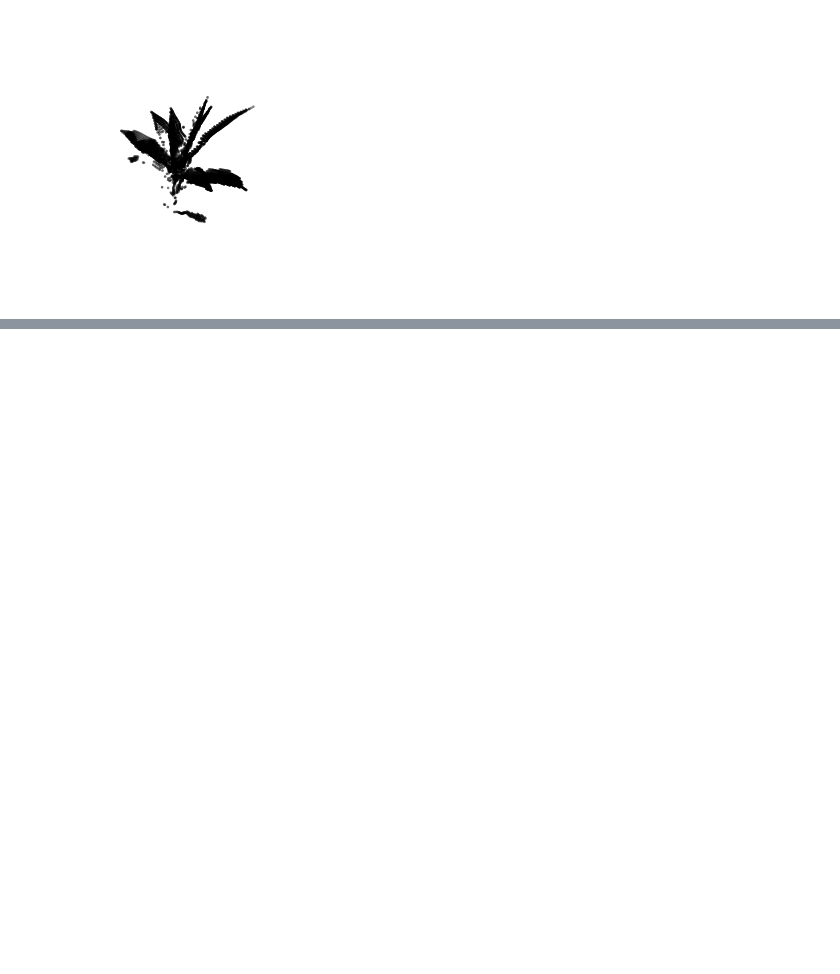
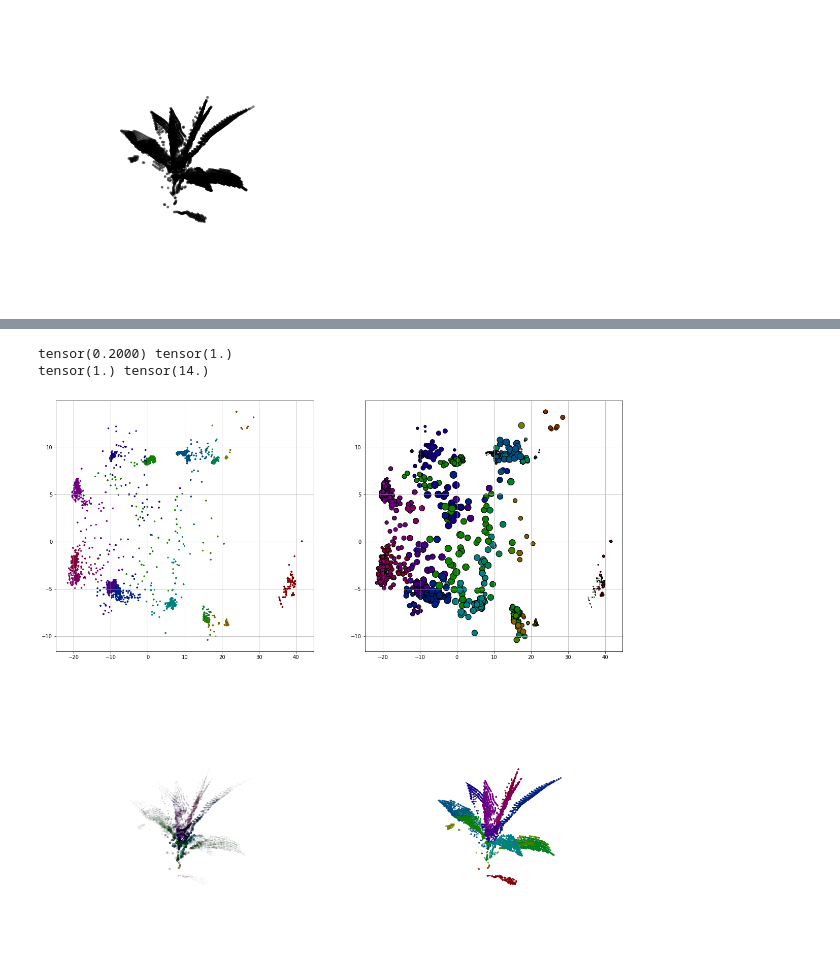
Before and after one commit to ariyanzri/PlantSegNet, a Jupyter notebook: visualization/visualize_for_paper.ipynb, the cells around one changed output, grey strips where cells are left out. Saved outputs shown, nothing was run; the diff lists cells and outputs as text; code cells hidden in the pictures; blank space fills up the shorter version.

```diff
--- a/visualization/visualize_for_paper.ipynb
+++ b/visualization/visualize_for_paper.ipynb
@@ -74,0 +97,14 @@ plt.show()
+# %%
+sorghumpartnet = SorghumPartNetInstance.load_from_checkpoint("/space/ariyanzarei/sorghum_segmentation/results/training_logs/SorghumPartNetInstance/SPNS/EXP_08/checkpoints/epoch=8-step=43199.ckpt")
+sorghumpartnet = sorghumpartnet.cpu()
+sorghumpartnet.DGCNN_feature_space.device = "cpu"
+
+# sorghumpartnet = SorghumPartNetInstance.load_from_checkpoint("/space/ariyanzarei/sorghum_segmentation/results/training_logs/SorghumPartNetInstance/SPNS/EXP_02/checkpoints/epoch=8-step=43199.ckpt")
+# sorghumpartnet = sorghumpartnet.cpu()
+# sorghumpartnet.DGCNN_feature_space.device = "cpu"
+# %%
+ply_file = load_pcd_plyfile_new_approach("/space/ariyanzarei/sorghum_segmentation/dataset/archive/synthetic/2022-12-26/PointCloud/Season11_38788.ply", True)
+points, label = ply_file['points'], ply_file['labels'].squeeze()
+# %%
+preds = sorghumpartnet(torch.from_numpy(points).type(torch.DoubleTensor).unsqueeze(0).cpu())
+preds = preds.squeeze().cpu().detach().numpy()
@@ -74,0 +137,48 @@ plt.show()
+# %%
+print(std_knn_gt_labels.min(), std_knn_gt_labels.max())
+print(count_knn_gt_labels.min(), count_knn_gt_labels.max())
+max_count = count_knn_gt_labels.max().int().item()
+# %% [output]
+tensor(0.2000) tensor(1.)
+tensor(1.) tensor(14.)
+# %%
+pca = PCA(n_components = 2)
+pca.fit(preds)
+data_pca = pca.transform(preds)
+
+d_colors = distinct_colors(len(list(set(label))))
+colors = np.zeros((label.shape[0],3))
+for i, l in enumerate(list(set(label))):
+    colors[label == l, :3] = d_colors[i]
+
+
+fig = plt.figure(figsize=(20,20))
+ax1 = fig.add_subplot(2,2,1)
+ax1.scatter(data_pca[:,0],data_pca[:,1], s=5, c=colors)
+ax1.grid(True)
+ax1.set_facecolor("white")
+
+ax2 = fig.add_subplot(2,2,2)
+for i in range(count_knn_gt_labels.max().int().item()):
+    ind = count_knn_gt_labels==(i+1)
+    ax2.scatter(data_pca[ind,0],data_pca[ind,1], s=(i+1)**2, c=colors[ind], marker='o', edgecolors='black', linewidth=1, alpha=1)
+
+ax2.grid(True)
+ax2.set_facecolor("white")
+
+ax3 = fig.add_subplot(2,2,3,projection='3d')
+for i in range(max_count):
+    ind = count_knn_gt_labels==(i+1)
+    ax3.scatter(points[ind,0],points[ind,1],points[ind,2], s=(i+1)**1, c=colors[ind], marker='o', edgecolors='black', linewidth=1, alpha=0.75**(max_count-i+1))
+ax3.grid(False)
+ax3.axis("off")
+ax3.set_facecolor("white")
+
+ax4 = fig.add_subplot(2,2,4,projection='3d')
+ax4.scatter(points[:,0],points[:,1],points[:,2], s=5, c=colors)
+ax4.grid(False)
+ax4.axis("off")
+ax4.set_facecolor("white")
+plt.show()
+# %% [output]
+[figure, added]
```
Also changed, not shown: parts of 5 cells of this notebook, 1 other file.
